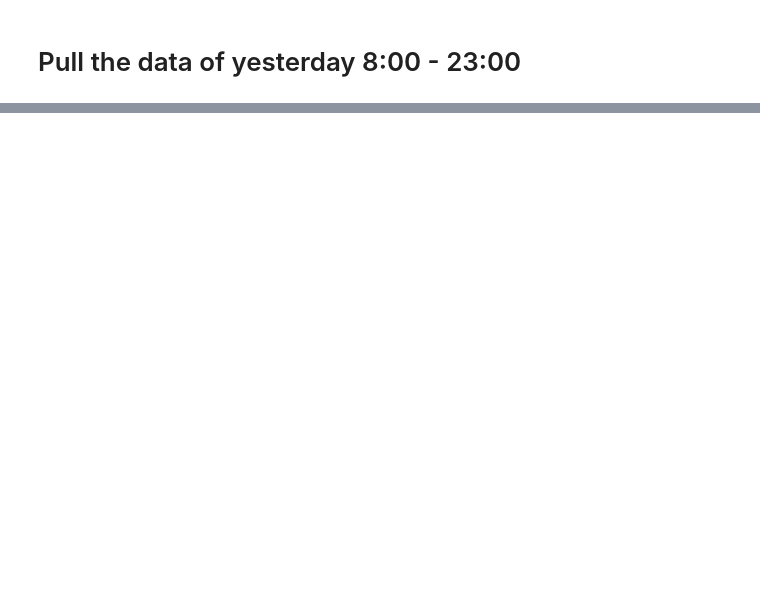
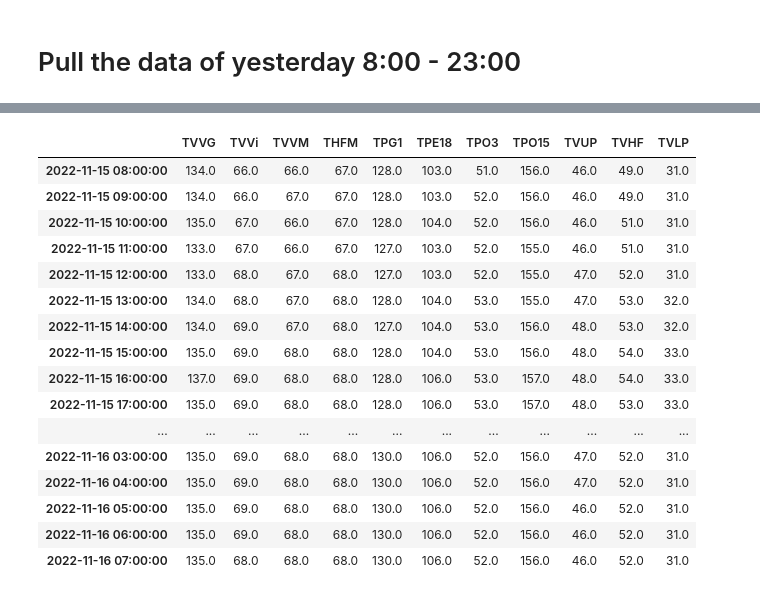
Before and after one commit to wearenothing/mds, a Jupyter notebook: work/daily_records.ipynb, the cells around one changed output, grey strips where cells are left out. Cells and saved outputs as stored; diff of their text form; code cells hidden in the pictures; blank space fills up the shorter version.

```diff
--- a/work/daily_records.ipynb
+++ b/work/daily_records.ipynb
@@ -135,2 +62,23 @@ TypeError: Index(...) must be called with a collection of some kind, 'Time' was
 # %% [markdown]
 # Pull the data of yesterday 8:00 - 23:00
+# %%
+cn = mds.Connection("mds.ipp.ac.cn")
+cn.openTree("eng_tree",int(date_yesterday)) # Typically, this tree is accessible
+# pressure data of yesterday
+for i,signal in enumerate(signals_1):
+    try:
+        data = cn.get(f'\\{signal}')
+    except mds.connection.MdsIpException:
+        pass
+    else:
+        df_ps.iloc[:24-start_time,i] = data.data()[start_time*seconds_each_hour::3600]
+
+# Temperature data of yesterday
+for i,signal in enumerate(signals_2):
+    try:
+        data = cn.get(f'\\{signal}')
+    except mds.connection.MdsIpException:
+        pass
+    else:
+        df_tp.iloc[:24-start_time,i] = data.data()[start_time*seconds_each_hour::3600]
+cn.closeTree("eng_tree", int(date_yesterday))
@@ -136,0 +107,20 @@ TypeError: Index(...) must be called with a collection of some kind, 'Time' was
+# %%
+cn.openTree("eng_tree",int(date_today)) # Typically, this tree is accessible
+# pressure data of yesterday
+for i,signal in enumerate(signals_1):
+    try:
+        data = cn.get(f'\\{signal}')
+    except mds.connection.MdsIpException:
+        pass
+    else:
+        df_ps.iloc[24-start_time:,i] = data.data()[:end_time*seconds_each_hour+1:3600]
+
+# Temperature data of yesterday
+for i,signal in enumerate(signals_2):
+    try:
+        data = cn.get(f'\\{signal}')
+    except mds.connection.MdsIpException:
+        pass
+    else:
+        df_tp.iloc[24-start_time:,i] = data.data()[:end_time*seconds_each_hour+1:3600]
+cn.closeTree("eng_tree", int(date_today))
@@ -136,0 +147,20 @@ TypeError: Index(...) must be called with a collection of some kind, 'Time' was
+# %%
+df_tp
+# %% [output]
+|  | TVVG | TVVi | TVVM | THFM | TPG1 | TPE18 | TPO3 | TPO15 | TVUP | TVHF | TVLP |
+| 2022-11-15 08:00:00 | 134.0 | 66.0 | 66.0 | 67.0 | 128.0 | 103.0 | 51.0 | 156.0 | 46.0 | 49.0 | 31.0 |
+| 2022-11-15 09:00:00 | 134.0 | 66.0 | 67.0 | 67.0 | 128.0 | 103.0 | 52.0 | 156.0 | 46.0 | 49.0 | 31.0 |
+| 2022-11-15 10:00:00 | 135.0 | 67.0 | 66.0 | 67.0 | 128.0 | 104.0 | 52.0 | 156.0 | 46.0 | 51.0 | 31.0 |
+| 2022-11-15 11:00:00 | 133.0 | 67.0 | 66.0 | 67.0 | 127.0 | 103.0 | 52.0 | 155.0 | 46.0 | 51.0 | 31.0 |
+| 2022-11-15 12:00:00 | 133.0 | 68.0 | 67.0 | 68.0 | 127.0 | 103.0 | 52.0 | 155.0 | 47.0 | 52.0 | 31.0 |
+| 2022-11-15 13:00:00 | 134.0 | 68.0 | 67.0 | 68.0 | 128.0 | 104.0 | 53.0 | 155.0 | 47.0 | 53.0 | 32.0 |
+| 2022-11-15 14:00:00 | 134.0 | 69.0 | 67.0 | 68.0 | 127.0 | 104.0 | 53.0 | 156.0 | 48.0 | 53.0 | 32.0 |
+| 2022-11-15 15:00:00 | 135.0 | 69.0 | 68.0 | 68.0 | 128.0 | 104.0 | 53.0 | 156.0 | 48.0 | 54.0 | 33.0 |
+| 2022-11-15 16:00:00 | 137.0 | 69.0 | 68.0 | 68.0 | 128.0 | 106.0 | 53.0 | 157.0 | 48.0 | 54.0 | 33.0 |
+| 2022-11-15 17:00:00 | 135.0 | 69.0 | 68.0 | 68.0 | 128.0 | 106.0 | 53.0 | 157.0 | 48.0 | 53.0 | 33.0 |
+| ... | ... | ... | ... | ... | ... | ... | ... | ... | ... | ... | ... |
+| 2022-11-16 03:00:00 | 135.0 | 69.0 | 68.0 | 68.0 | 130.0 | 106.0 | 52.0 | 156.0 | 47.0 | 52.0 | 31.0 |
+| 2022-11-16 04:00:00 | 135.0 | 69.0 | 68.0 | 68.0 | 130.0 | 106.0 | 52.0 | 156.0 | 47.0 | 52.0 | 31.0 |
+| 2022-11-16 05:00:00 | 135.0 | 69.0 | 68.0 | 68.0 | 130.0 | 106.0 | 52.0 | 156.0 | 46.0 | 52.0 | 31.0 |
+| 2022-11-16 06:00:00 | 135.0 | 69.0 | 68.0 | 68.0 | 130.0 | 106.0 | 52.0 | 156.0 | 46.0 | 52.0 | 31.0 |
+| 2022-11-16 07:00:00 | 135.0 | 68.0 | 68.0 | 68.0 | 130.0 | 106.0 | 52.0 | 156.0 | 46.0 | 52.0 | 31.0 |
```
Also changed, not shown: parts of 26 cells of this notebook, 5 other files.
